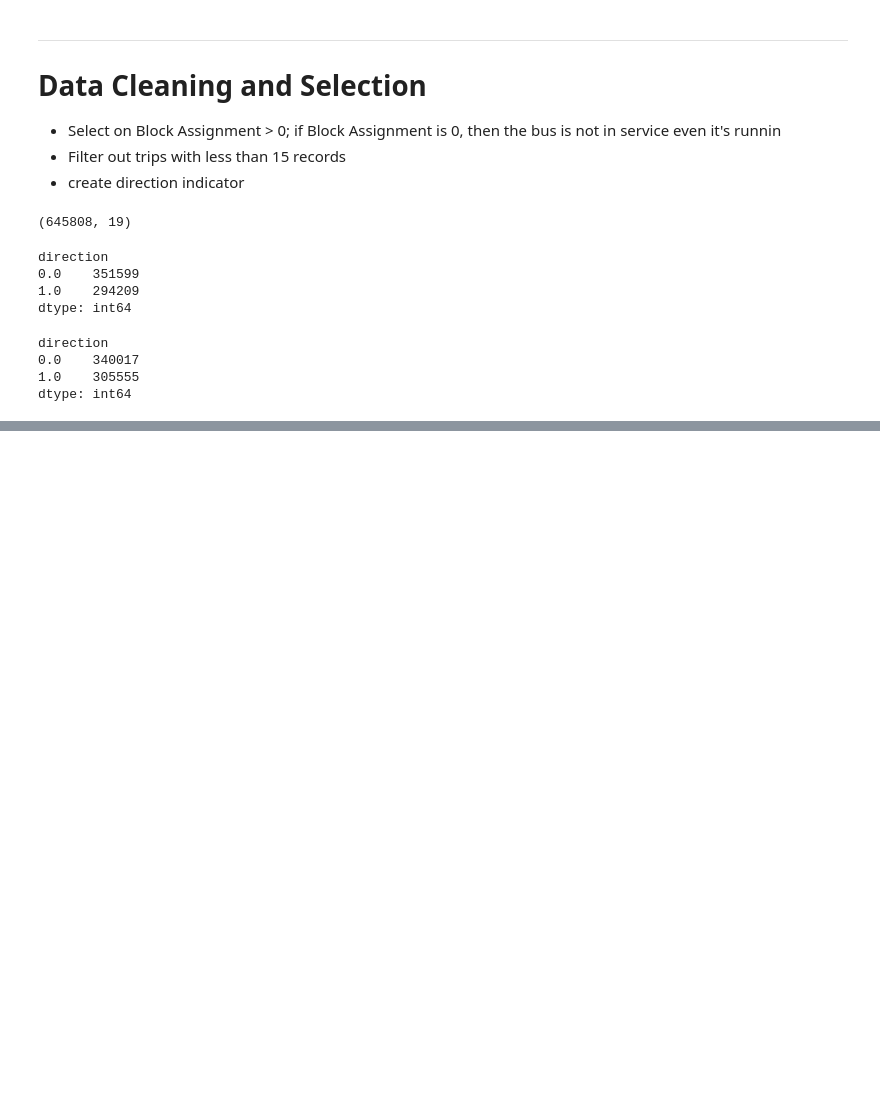
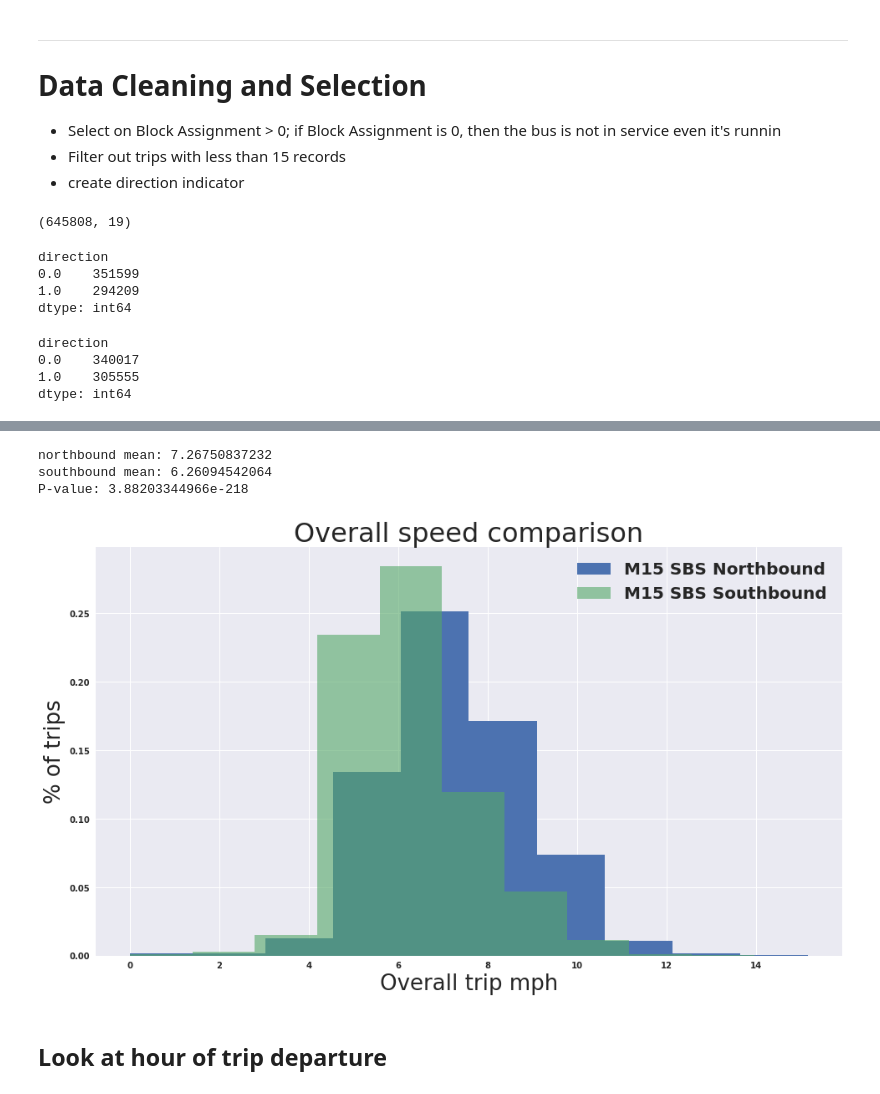
Before and after one commit to parthshah93/ads_2017, a Jupyter notebook: Final_Script.ipynb, the cells around one changed output, grey strips where cells are left out. Saved outputs shown, nothing was run; the diff lists cells and outputs as text; code cells hidden in the pictures; blank space fills up the shorter version.

```diff
--- a/Final_Script.ipynb
+++ b/Final_Script.ipynb
@@ -197,0 +358,18 @@ dtype: int64
+# %%
+ax = overall_speeds_sbs_n.hist(figsize=(16,9), label="M15 SBS Northbound", normed=True)
+ax = overall_speeds_sbs_s.hist(ax=ax, alpha=.6, label="M15 SBS Southbound", normed=True)
+ax.set_ylabel("% of trips", fontsize=26)
+ax.set_xlabel("Overall trip mph", fontsize=26)
+ax.set_title("Overall speed comparison", fontsize=32)
+ax.legend(fontsize=20)
+
+print "northbound mean: {}".format(overall_speeds_sbs_n.mean())
+print "southbound mean: {}".format(overall_speeds_sbs_s.mean())
+print "P-value: {}".format(sps.ttest_ind(overall_speeds_sbs_n, overall_speeds_sbs_s, equal_var=False).pvalue)
+# %% [output]
+northbound mean: 7.26750837232
+southbound mean: 6.26094542064
+P-value: 3.88203344966e-218
+[figure, added]
+# %% [markdown]
+## Look at hour of trip departure
```
Also changed, not shown: parts of 20 cells of this notebook, 1 other file.
